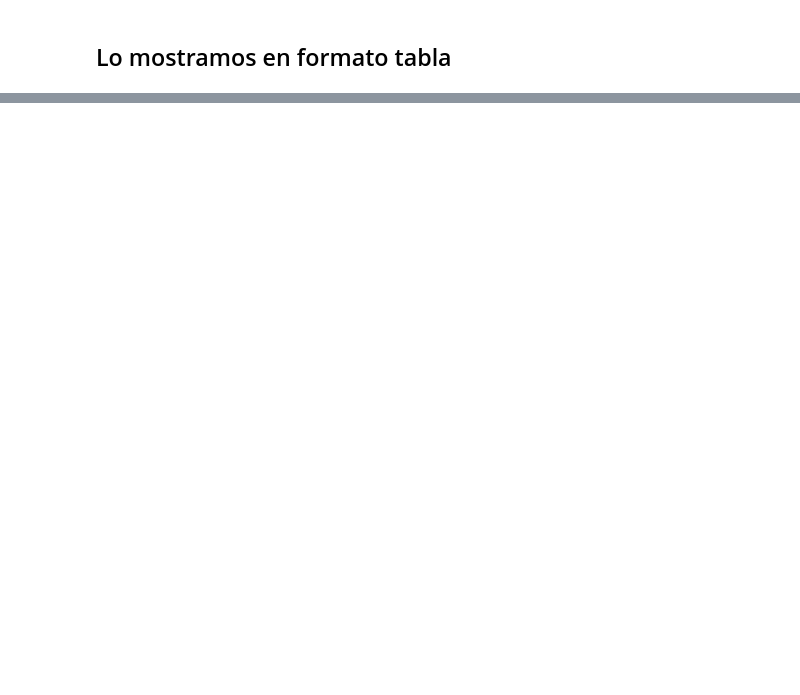
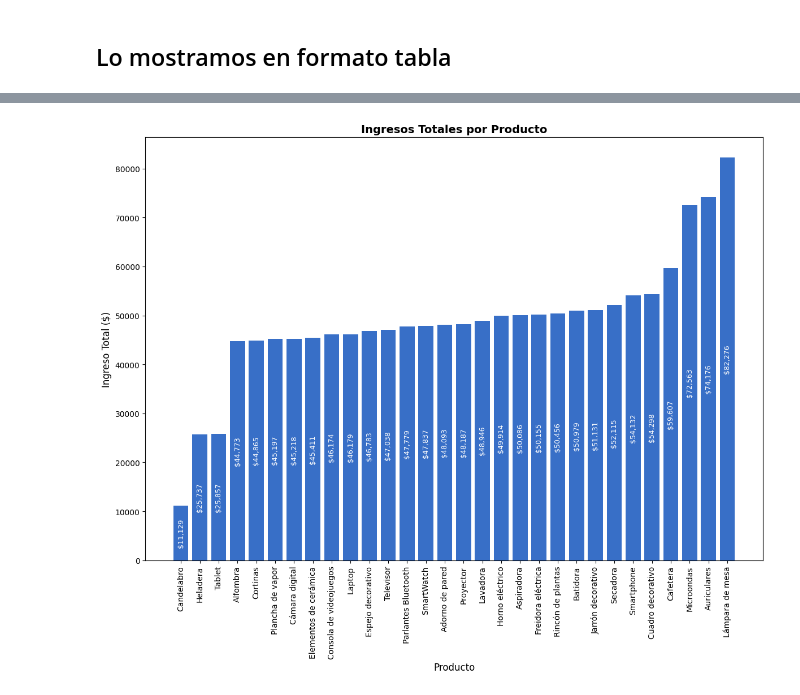
Before and after one commit to gabyfel/entrega_final_gabriel_feldman_ciencia_de_datos_gise, a Jupyter notebook: EntregaFinal.ipynb, the cells around one changed output, grey strips where cells are left out. Drawn from its saved outputs; the diff is of its cells as text; code cells hidden in the pictures; blank space fills up the shorter version.

```diff
--- a/EntregaFinal.ipynb
+++ b/EntregaFinal.ipynb
@@ -577,0 +772,63 @@ informe_estadistico
+# %%
+df = ingresos_por_producto.copy()
+
+# el df que obtuvimos arriba ingresos_por_prod, tiene un agrupado por producto con ingreso_total por producto, realizamos un grafico
+# =========================================
+# 📊 Gráfico de barras con etiquetas verticales dentro de cada barra
+# =========================================
+
+# Importamos la librería de gráficos matplotlib
+import matplotlib.pyplot as plt
+
+# Ordenamos el DataFrame por la columna "ingreso_total" de mayor a menor
+# Esto permite que las barras se muestren ordenadas por el monto de ventas
+df_ordenado = df.sort_values("total_ingresos", ascending=True)
+
+print(df_ordenado.head(20))
+
+# Creamos la figura donde se va a dibujar el gráfico
+# figsize define el tamaño del gráfico (ancho, alto) en pulgadas
+plt.figure(figsize=(12, 10))
+
+# Definimos un color celeste agradable para las barras
+color_celeste = "#386FC7"
+
+# Creamos las barras del gráfico
+# Eje X → nombre de producto
+# Eje Y → ingreso total
+# color=color_celeste aplica el color definido arriba
+barras = plt.bar(df_ordenado["producto"], df_ordenado["total_ingresos"], color=color_celeste)
+
+# Agregamos un título al gráfico con tamaño de fuente 14 y en negrita
+plt.title("Ingresos Totales por Producto", fontsize=14, weight="bold")
+
+# Etiquetamos los ejes
+plt.xlabel("Producto", fontsize=12)        # Eje X
+plt.ylabel("Ingreso Total ($)", fontsize=12)  # Eje Y
+
+# Rotamos las etiquetas del eje X para que los nombres de los productos se lean bien
+plt.xticks(rotation=90)
+
+# Recorremos cada barra dibujada para agregar el valor de ingreso dentro de ella
+for barra in barras:
+    # Obtenemos la altura de la barra (equivale al valor de ingreso_total)
+    y = barra.get_height()
+
+    # Escribimos el texto dentro de la barra
+    plt.text(
+        barra.get_x() + barra.get_width() / 2,  # posición horizontal: centro de la barra
+        y / 2,                                  # posición vertical: mitad de la barra
+        f"${y:,.0f}",                           # texto formateado con separador de miles
+        ha='center',                            # alineación horizontal centrada
+        va='center',                            # alineación vertical centrada
+        fontsize=9,                             # tamaño de fuente pequeño
+        color="white",                          # texto blanco para contrastar con el celeste
+        rotation=90                             # rotamos el texto 90° para que quede vertical
+    )
+
+# Ajustamos automáticamente los márgenes del gráfico para que no se corte nada
+plt.tight_layout()
+
+# Mostramos el gráfico final
+plt.show()
+# %% [output]
@@ -577,0 +852 @@ informe_estadistico
+[figure, added]
```
Also changed, not shown: parts of 27 cells of this notebook.
